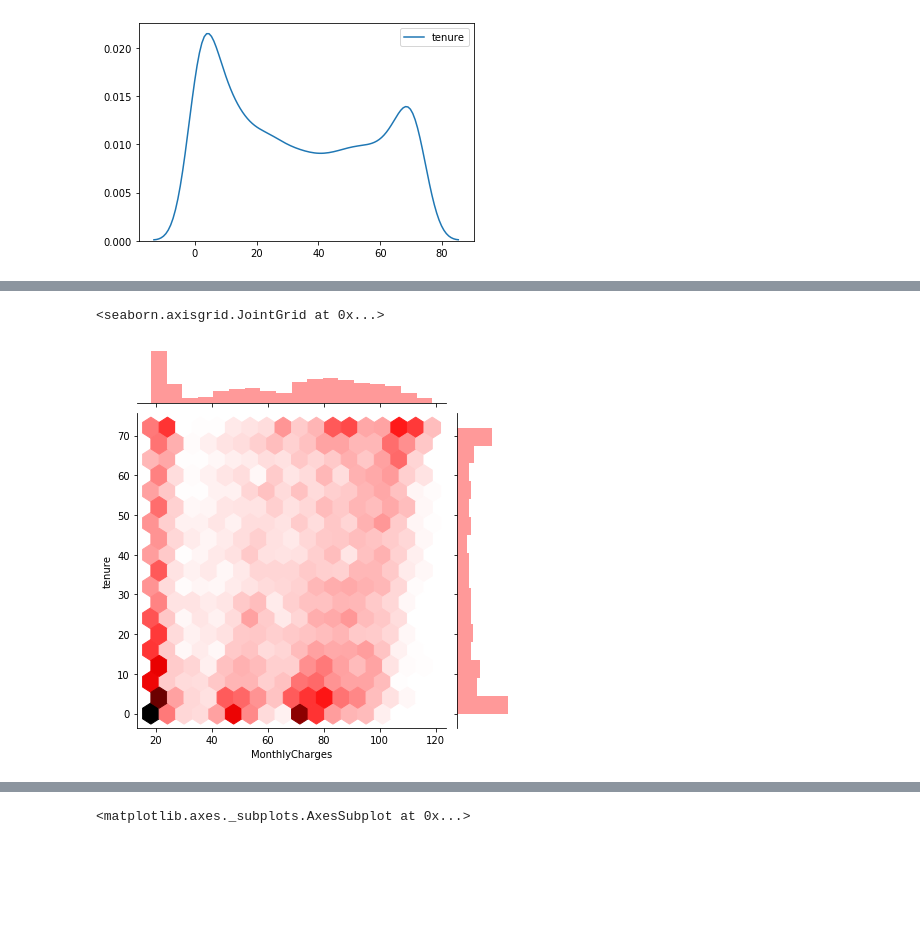
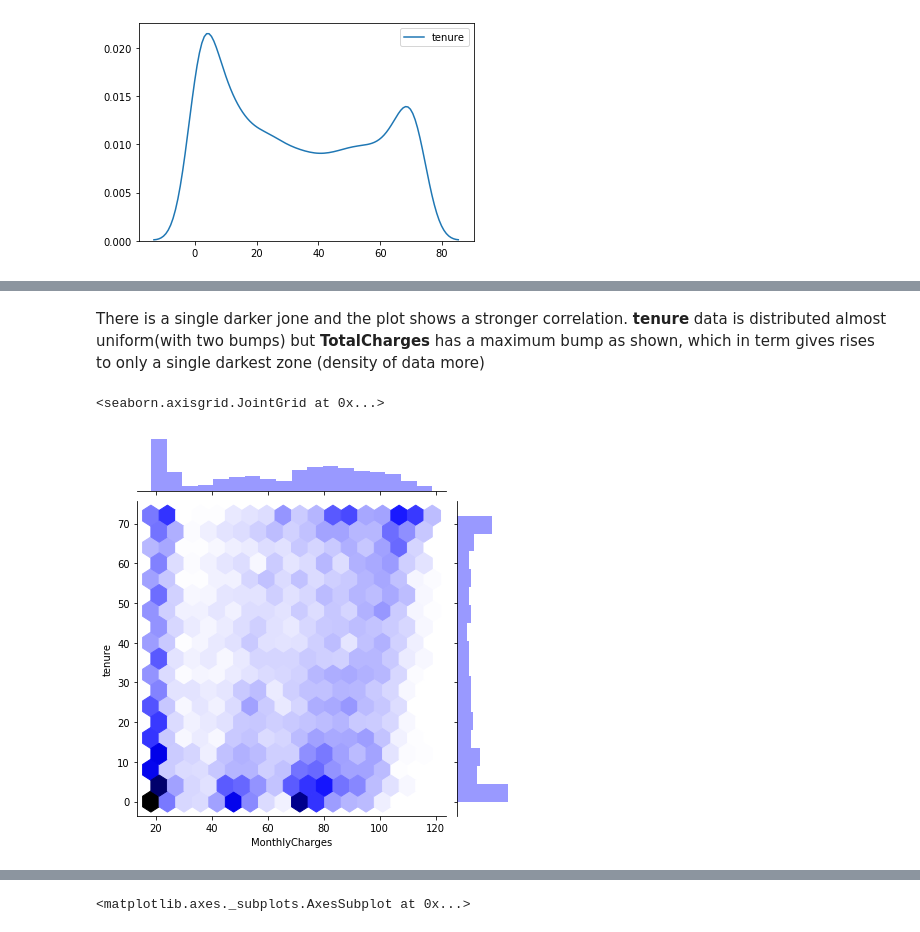
Before and after one commit to cipheraxat/Survival-Analysis, a Jupyter notebook: Abhijit/Telco - EDA.ipynb, the cells around one changed output, grey strips where cells are left out. Drawn from its saved outputs; the diff is of its cells as text; code cells hidden in the pictures; blank space fills up the shorter version.

```diff
--- a/Abhijit/Telco - EDA.ipynb
+++ b/Abhijit/Telco - EDA.ipynb
@@ -141,5 +187,7 @@ sns.jointplot(x='TotalCharges',y='tenure',data=telco_data,kind='hex',color='red'
+# %% [markdown]
+There is a single darker jone and the plot shows a stronger correlation. **tenure** data is distributed almost uniform(with two bumps) but **TotalCharges** has a maximum bump as shown, which in term gives rises to only a single darkest zone (density of data more)
 # %%
-sns.jointplot(x='MonthlyCharges',y='tenure',data=telco_data,kind='hex',color='red')
+sns.jointplot(x='MonthlyCharges',y='tenure',data=telco_data,kind='hex',color='blue')
 # %% [output]
 <seaborn.axisgrid.JointGrid at 0x...>
-[figure, old version]
+[figure, new version]
```
Also changed, not shown: parts of 18 cells of this notebook.
